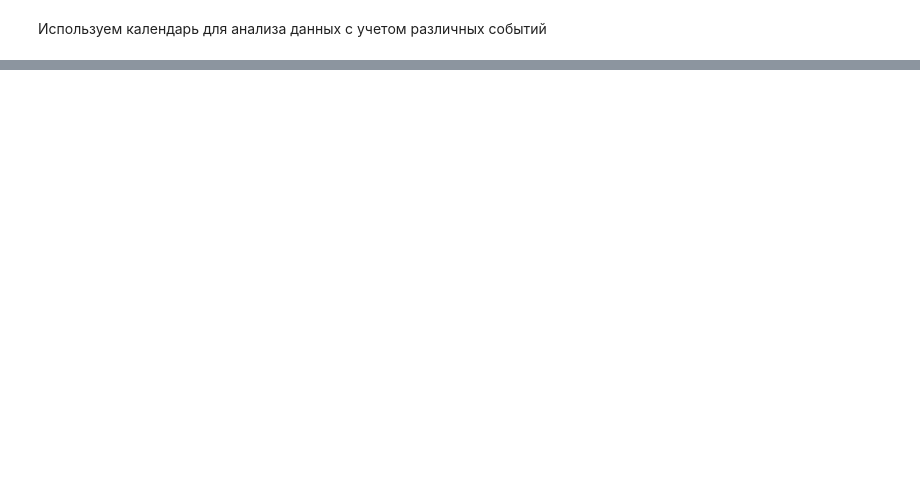
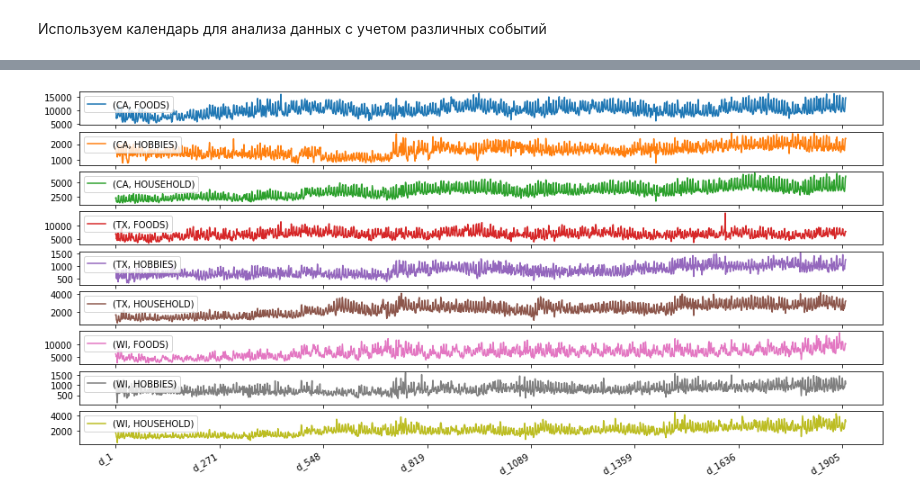
Before and after one commit to tarasovnm/m5_forecasting, a Jupyter notebook: notebooks/1. EDA.ipynb, the cells around one changed output, grey strips where cells are left out. Cells and saved outputs as stored; diff of their text form; code cells hidden in the pictures; blank space fills up the shorter version.

```diff
--- a/notebooks/1. EDA.ipynb
+++ b/notebooks/1. EDA.ipynb
@@ -349,0 +365,5 @@ sales_df.sample(5)
+# %%
+not_events_days = pd.concat([sales_df.loc[:, :'state_id'],
+                         sales_df[calendar_df[:1913][(calendar_df.event_type_1[:1913].isna())&(calendar_df.event_type_2[:1913].isna())].d]],
+                       axis = 1)
+not_events_days.sample(5)
@@ -349,0 +382,4 @@ sales_df.sample(5)
+# %%
+not_events_days.groupby(['state_id', 'cat_id']).sum().T.plot(subplots=True, figsize=(16, 8));
+# %% [output]
+[figure, added]
```
Also changed, not shown: parts of 46 cells of this notebook.
